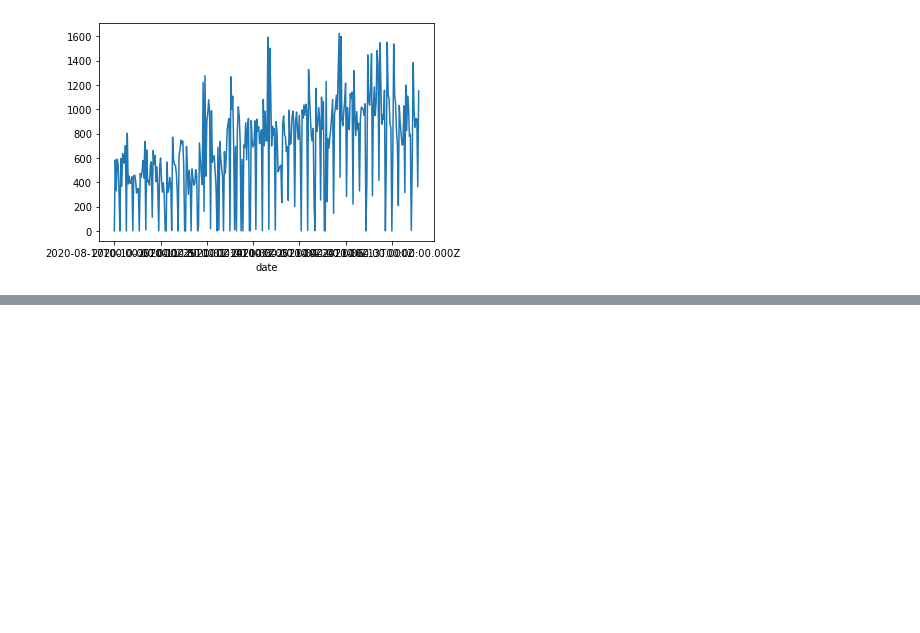
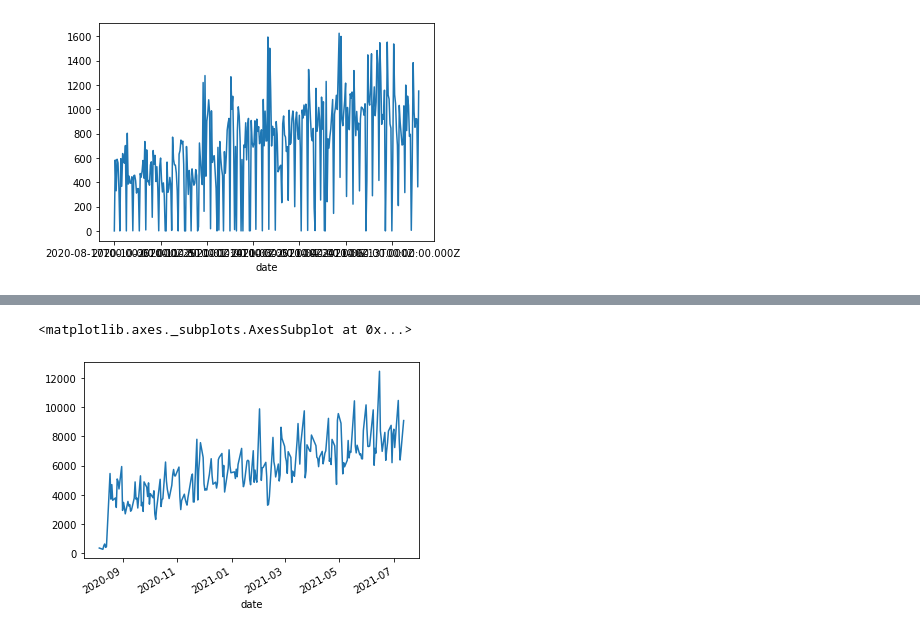
Before and after one commit to zerodarkzone/AdvancedMethodsDataAnalysisClassGrupo4202119, a Jupyter notebook: Exercises/Proyecto1-TimeSeries.ipynb, the cells around one changed output, grey strips where cells are left out. Saved outputs shown, nothing was run; the diff lists cells and outputs as text; code cells hidden in the pictures; blank space fills up the shorter version.

```diff
--- a/Exercises/Proyecto1-TimeSeries.ipynb
+++ b/Exercises/Proyecto1-TimeSeries.ipynb
@@ -87,0 +146,3 @@ df_no_alimentos.groupby('date')['demand'].sum().plot()
+# %%
+festivos = [ x[0] for x in (holidays_co.get_colombia_holidays_by_year(2020) + holidays_co.get_colombia_holidays_by_year(2021)) ]
+festivos
@@ -87,0 +167,6 @@ df_no_alimentos.groupby('date')['demand'].sum().plot()
+# %%
+df_alimentos_sin_fds_ni_festivos = df_alimentos_sin_fds[ ~df_alimentos_sin_fds.date.isin( festivos ) ]
+df_alimentos_sin_fds_ni_festivos.groupby('date')['demand'].sum().plot()
+# %% [output]
+<matplotlib.axes._subplots.AxesSubplot at 0x...>
+[figure, added]
```
Also changed, not shown: parts of 27 cells of this notebook.
